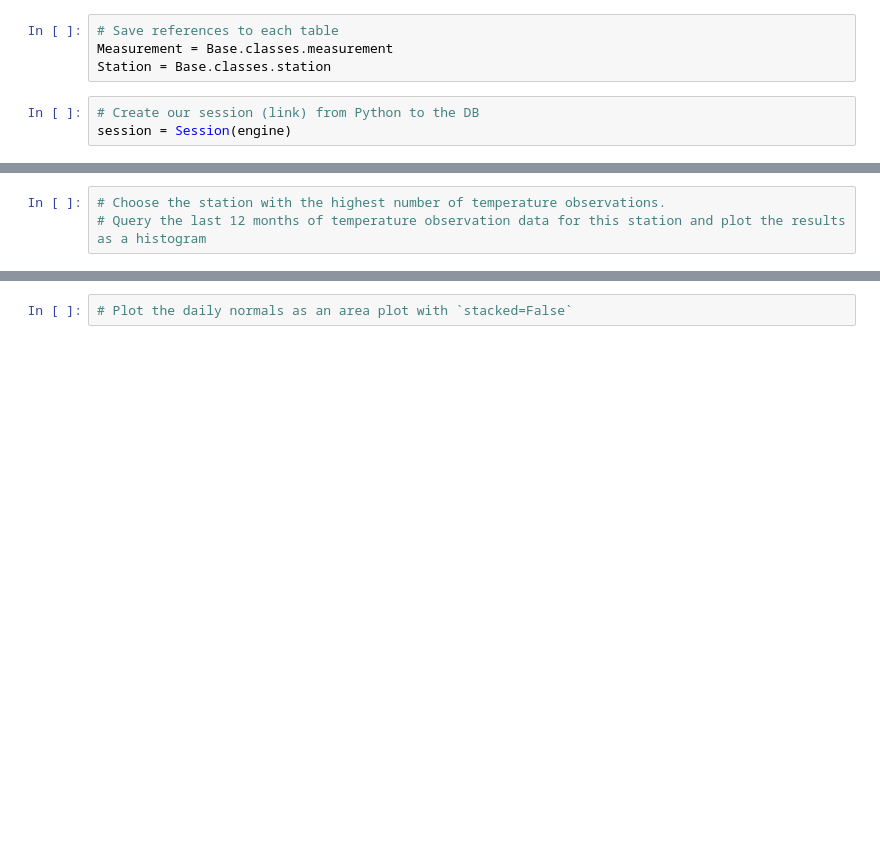
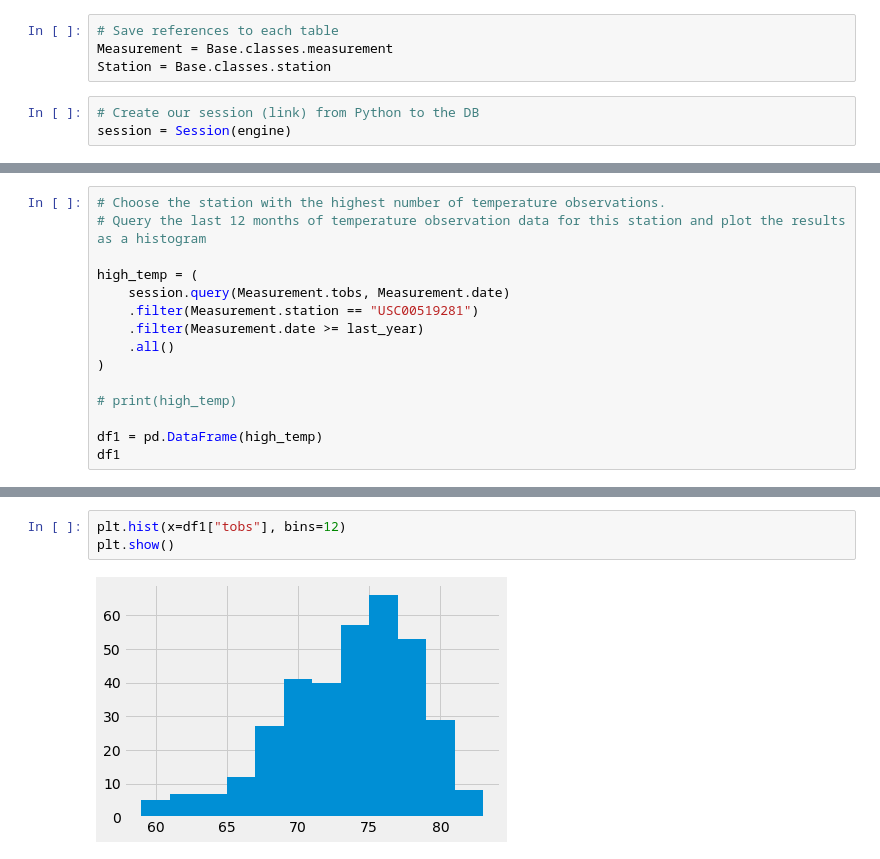
Before and after one commit to jdaltuvec/sql-alchemy-challenge, a Jupyter notebook: climate_main.ipynb, the cells around one changed output, grey strips where cells are left out. Cells and saved outputs as stored; diff of their text form; blank space fills up the shorter version.

```diff
--- a/climate_main.ipynb
+++ b/climate_main.ipynb
@@ -141,3 +157,15 @@ print(stations_temp)
 # %%
 # Choose the station with the highest number of temperature observations.
 # Query the last 12 months of temperature observation data for this station and plot the results as a histogram
+
+high_temp = (
+    session.query(Measurement.tobs, Measurement.date)
+    .filter(Measurement.station == "USC00519281")
+    .filter(Measurement.date >= last_year)
+    .all()
+)
+
+# print(high_temp)
+
+df1 = pd.DataFrame(high_temp)
+df1
@@ -232,2 +186,5 @@ daily_normals("01-01")
-# %%
-# Plot the daily normals as an area plot with `stacked=False`
+# %%
+plt.hist(x=df1["tobs"], bins=12)
+plt.show()
+# %% [output]
+[figure, added]
```
Also changed, not shown: parts of 26 cells of this notebook, 3 other files.
